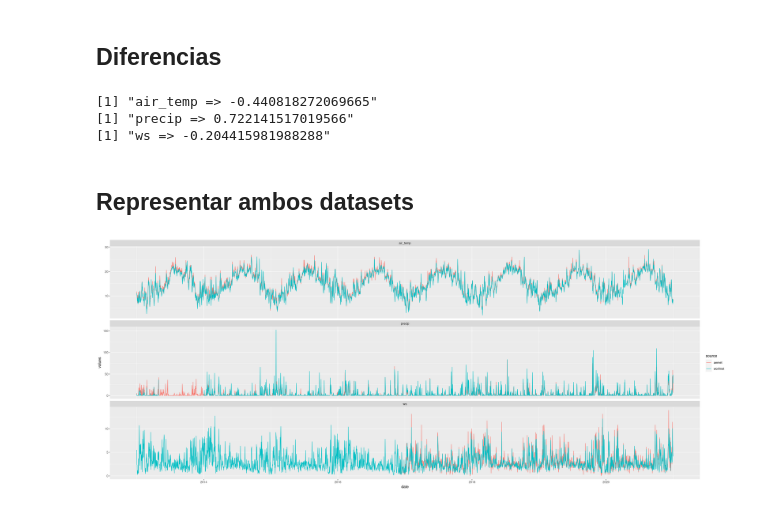
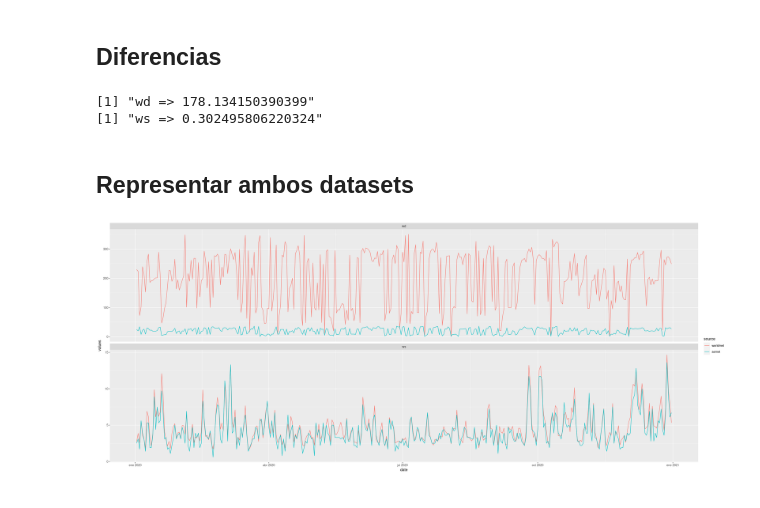
Before and after one commit to Jaimedgp/AirQualityCOVID, a Jupyter notebook: notebooks/Curation/WorldMet/worldmet_AEMET.ipynb, the cells around one changed output. Drawn from its saved outputs; the diff is of its cells as text; code cells hidden in the pictures.

Commit message:
Compare wind vector means

```diff
--- a/notebooks/Curation/WorldMet/worldmet_AEMET.ipynb
+++ b/notebooks/Curation/WorldMet/worldmet_AEMET.ipynb
@@ -37,7 +45,6 @@ variables.wmt <- c("air_temp", "ws", "precip")
 # %%
-dataMto <- importNOAA(code = "080210-99999",
+dataMto <- importNOAA(code = "080230-99999",
                       year = 2013:2020,
                       hourly = TRUE,
                       n.cores = 6
                      )
-head(dataMto)
@@ -54,17 +51,20 @@ A tibble: 6 × 25
 # %% [markdown]
 #### Medias diarias de las variables de estudio
 # %%
-dataMto$date <- as_date(floor_date(dataMto$date, unit="day"))
+library(openair)
+
+means.dy <- timeAverage(mydata = dataMto, avg.time = "day", vector.ws = F)
 new.df <- data.frame()
 
 for (nm in variables.wmt) {
-    means.dy <- aggregate(dataMto[,nm],
-                          by=list(date=dataMto$date), mean, na.rm=TRUE)
 
+    new.row <- data.frame(date=means.dy$date,
+                               source=rep("worldmet", nrow(means.dy)),
+                               variable=rep(nm, nrow(means.dy)),
+                               values=means.dy[, nm]
+                              )
+    names(new.row)[ncol(new.row)] <- "values"
     new.df <- rbind(new.df,
-                    data.frame(date=means.dy$date,
-                               source=rep("worlmet", nrow(means.dy)),
-                               variable=rep(nm, nrow(means.dy)),
-                               values=means.dy[, nm])
+                    new.row
                    )
 }
@@ -71,10 +77,11 @@ for (nm in variables.wmt) {
 # %% [markdown]
 ## Datos de AEMET
 # %%
-variables.aemet <- c("tmed", "velmedia", "prec")
+variables.aemet <- c("dir", "velmedia")
 # %%
-data.aemet <- read.csv("data/Curation/AEMET/SANTANDER_AEROPUERTO.csv")
+data.aemet <- read.csv("data/Curation/AEMET/Values/1111.csv")
 data.aemet$fecha <- ymd(data.aemet$fecha)
+data.aemet <- data.aemet[-which(data.aemet$dir > 36), ]
 head(data.aemet)
 # %% [output]
 A data.frame: 6 × 20
@@ -132,7 +139,7 @@ A data.frame: 6 × 4
 ## Diferencias
 # %%
 for (var in levels(as.factor(all.meteo$variable))) {
-    data.1 <- all.meteo[all.meteo$source == "worlmet" &
+    data.1 <- all.meteo[all.meteo$source == "worldmet" &
                         all.meteo$variable == var, c("date", "values")]
     data.2 <- all.meteo[all.meteo$source == "aemet" &
                         all.meteo$variable == var, c("date", "values")]
@@ -143,14 +150,13 @@ for (var in levels(as.factor(all.meteo$variable))) {
     print(paste(var, mean((diff$values.x - diff$values.y), na.rm=TRUE), sep=" => "))
 }
 # %% [output]
-[1] "air_temp => -0.440818272069665"
-[1] "precip => 0.722141517019566"
-[1] "ws => -0.204415981988288"
+[1] "wd => 178.134150390399"
+[1] "ws => 0.302495806220324"
 # %% [markdown]
 ## Representar ambos datasets
 # %%
-ggplot(data=all.meteo) +
+ggplot(data=all.meteo[all.meteo$date > ymd("2020-01-01"),]) +
     geom_line(aes(x=date, y=values, color=source)) +
 facet_wrap(~variable, ncol=1, scales = "free_y")
 # %% [output]
-[figure, old version]
+[figure, new version]
```
Also changed, not shown: parts of 16 cells of this notebook.
